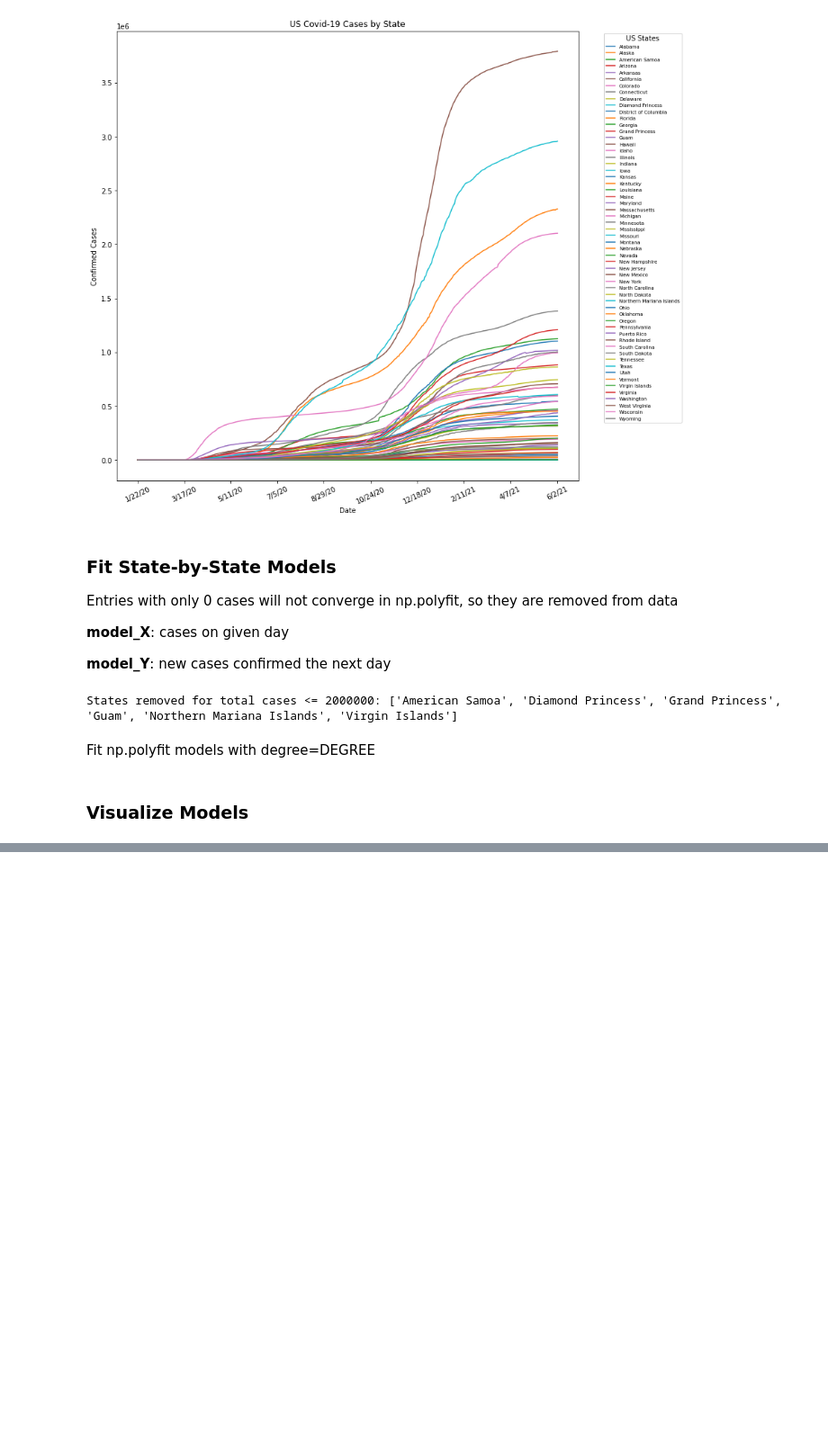
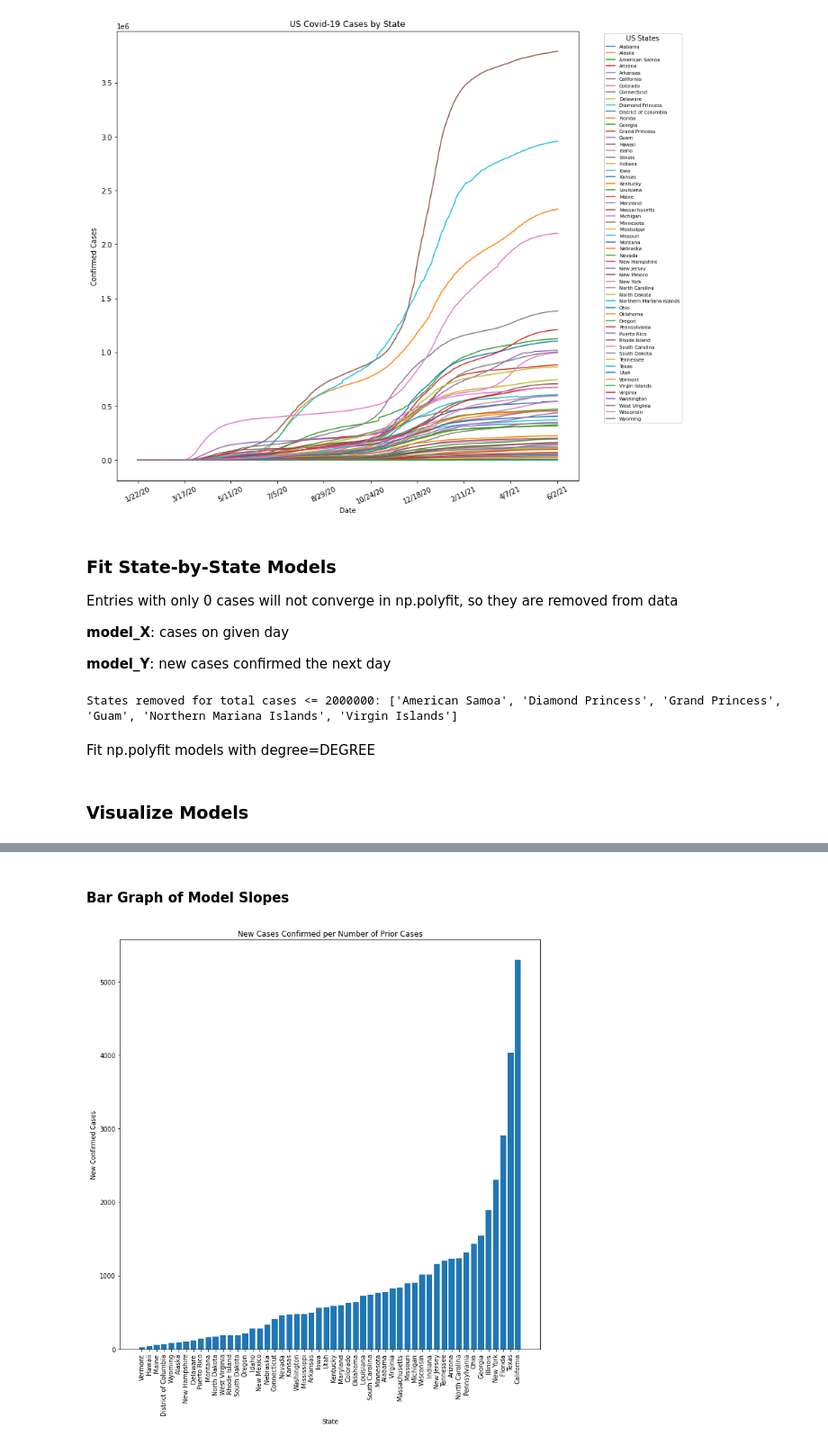
Before and after one commit to s-fitch/coronavirus-2020, a Jupyter notebook: experiments.ipynb, the cells around one changed output, grey strips where cells are left out. Shown at 90% size. Drawn from its saved outputs; the diff is of its cells as text; code cells hidden in the pictures; blank space fills up the shorter version.

```diff
--- a/experiments.ipynb
+++ b/experiments.ipynb
@@ -126,0 +129,18 @@ plt.savefig('./exp/results/US_models.png')
+# %% [markdown]
+#### Bar Graph of Model Slopes
+# %%
+sorted_models = models[np.argsort(models[:, 1])]
+sorted_states = model_states[np.argsort(models[:, 1])]
+
+fig, axes = plt.subplots(1, 1, figsize=(12, 12))
+
+plt.title('New Cases Confirmed per Number of Prior Cases')
+plt.ylabel('New Confirmed Cases')
+plt.xlabel('State')
+plt.xticks(rotation=90)
+
+plt.bar(sorted_states, sorted_models[:, 1])
+
+plt.savefig('./exp/results/US_bargraph.png')
+# %% [output]
+[figure, added]
```
Also changed, not shown: parts of 4 cells of this notebook, 2 other files.
